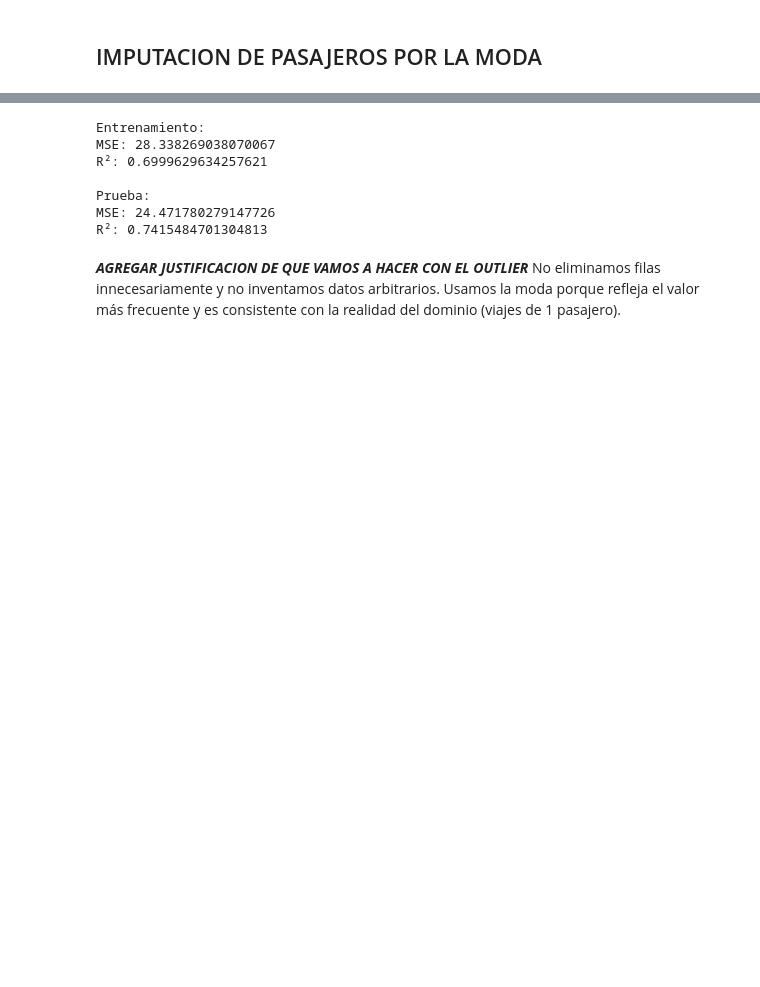
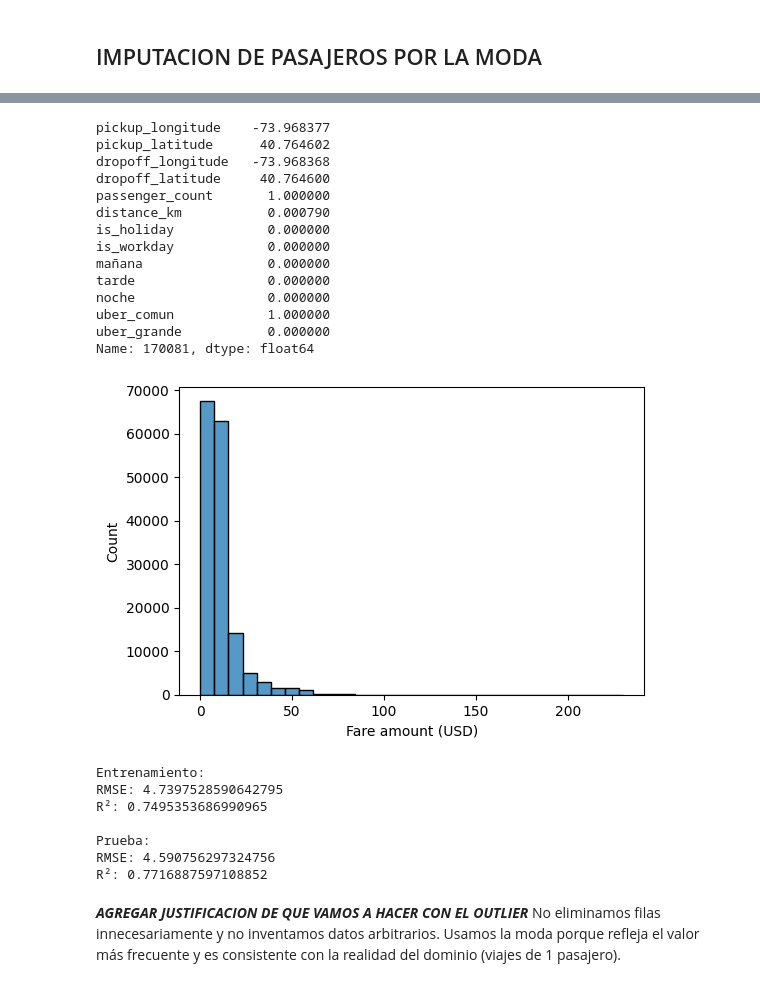
Before and after one commit to Flormezzano/TP-Regresion-AA1-2025C2-Mezzano-P-rez-Tapia, a Jupyter notebook: TP-Regresion-AA1-2025C2-Mezzano-Pérez-Tapia.ipynb, the cells around one changed output, grey strips where cells are left out. Cells and saved outputs as stored; diff of their text form; code cells hidden in the pictures; blank space fills up the shorter version.

Commit message:
Imputamos < 0.1 distancia

```diff
--- a/TP-Regresion-AA1-2025C2-Mezzano-Pérez-Tapia.ipynb
+++ b/TP-Regresion-AA1-2025C2-Mezzano-Pérez-Tapia.ipynb
@@ -400,12 +392,17 @@ Name: fare_amount, dtype: float64
+# %%
+### IMPUTAMOS PASAJEROS POR LA MODA
+# Encontrar la moda en el conjunto de entrenamiento
+zero_dist_train = y_train[X_train["distance_km"] < 0.1]
+# Encontrar la moda solo en train
+moda_fare_train = zero_dist_train.mode()[0]
+# Imputar en train y test usando la misma moda
+y_train.loc[X_train["distance_km"] < 0.1] = moda_fare_train
+y_test.loc[X_test["distance_km"] < 0.1] = moda_fare_train
 # %% [markdown]
 IMPUTACION DE PASAJEROS POR LA MODA
 -----------------------------------
-# %%
-### IMPUTAMOS PASAJEROS POR LA MODA
-# Encontrar la moda en el conjunto de entrenamiento
-zero_dist_train = y_train[X_train["distance_km"] == 0]
-# Encontrar la moda solo en train
-moda_fare_train = zero_dist_train.mode()[0]
-# Imputar en train y test usando la misma moda
-y_train.loc[X_train["distance_km"] == 0] = moda_fare_train
-y_test.loc[X_test["distance_km"] == 0] = moda_fare_train
+# %%
+##imputamos valor nulo de passenger_count por la moda
+moda_passenger = X_train["passenger_count"].mode()[0]
+X_train["passenger_count"].fillna(moda_passenger, inplace=True)
+X_test["passenger_count"].fillna(moda_passenger, inplace=True)
@@ -412,3 +422,28 @@ y_test.loc[X_test["distance_km"] == 0] = moda_fare_train
+# %%
+##histograma de fare_amount
+plt.figure(figsize=(6,4))
+sns.histplot(y_train, bins=30, kde=False)
+plt.xlabel("Fare amount (USD)")
+##fare_amount mayores a 200
+y_train[y_train > 200]
+##ver fila del indice 170081
+X_train.loc[170081]
+# %% [output]
+pickup_longitude    -73.968377
+pickup_latitude      40.764602
+dropoff_longitude   -73.968368
+dropoff_latitude     40.764600
+passenger_count       1.000000
+distance_km           0.000790
+is_holiday            0.000000
+is_workday            0.000000
+mañana                0.000000
+tarde                 0.000000
+noche                 0.000000
+uber_comun            1.000000
+uber_grande           0.000000
+Name: 170081, dtype: float64
+[figure, added]
 # %%
 #imputar coordenadas con knn
 
@@ -425,20 +460,23 @@ y_train_pred = pipe_lr.predict(X_train)
 y_test_pred = pipe_lr.predict(X_test)
 
 print("Entrenamiento:")
-print("MSE:", mean_squared_error(y_train, y_train_pred))
+### RMSE calcular el RMSE
+rmse = np.sqrt(mean_squared_error(y_train, y_train_pred))
+print("RMSE:", rmse)
 print("R²:", r2_score(y_train, y_train_pred))
 
 print("\nPrueba:")
-print("MSE:", mean_squared_error(y_test, y_test_pred))
+rmse = np.sqrt(mean_squared_error(y_test, y_test_pred))
+print("RMSE:", rmse)
 print("R²:", r2_score(y_test, y_test_pred))
 # %% [output]
 Entrenamiento:
-MSE: 28.338269038070067
-R²: 0.6999629634257621
+RMSE: 4.7397528590642795
+R²: 0.7495353686990965
 
 Prueba:
-MSE: 24.471780279147726
-R²: 0.7415484701304813
+RMSE: 4.590756297324756
+R²: 0.7716887597108852
 # %% [markdown]
 ***AGREGAR JUSTIFICACION DE QUE VAMOS A HACER CON EL OUTLIER***
 No eliminamos filas innecesariamente y no inventamos datos arbitrarios. Usamos la moda porque refleja el valor más frecuente y es consistente con la realidad del dominio (viajes de 1 pasajero).
```
Also changed, not shown: parts of 3 cells of this notebook.
